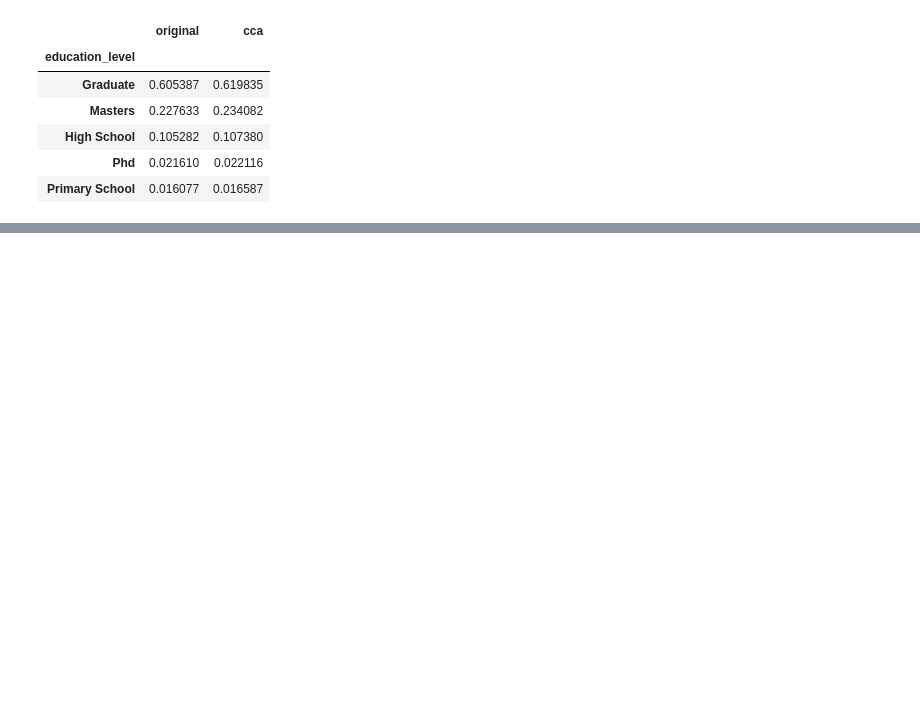
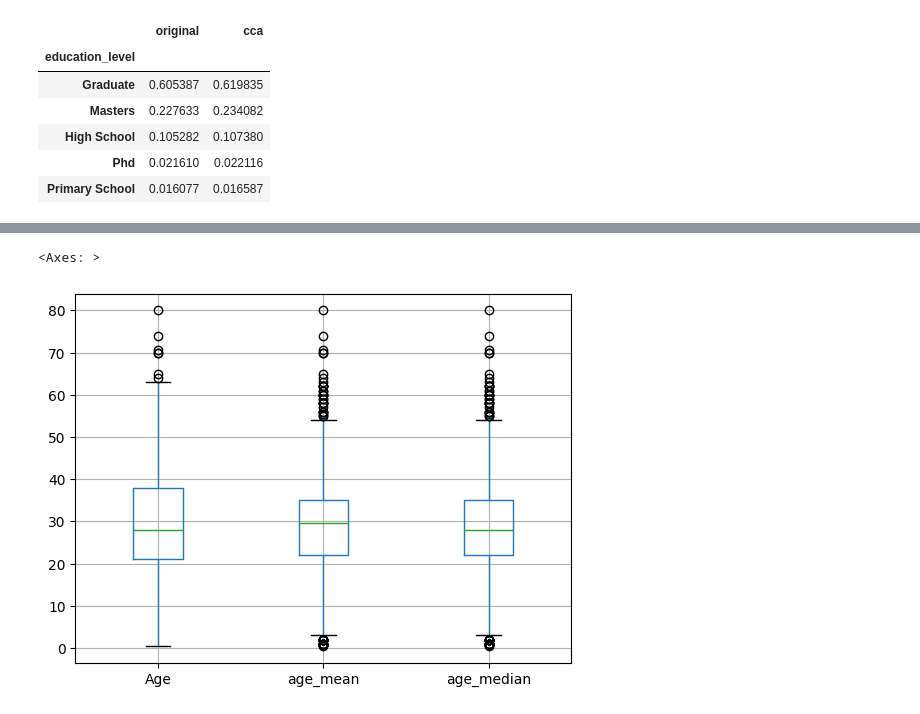
Before and after one commit to Shantnu-singh/Art-of-EDA, a Jupyter notebook: learn.ipynb, the cells around one changed output, grey strips where cells are left out. Drawn from its saved outputs; the diff is of its cells as text; code cells hidden in the pictures; blank space fills up the shorter version.

```diff
--- a/learn.ipynb
+++ b/learn.ipynb
@@ -385,0 +474,6 @@ temp
+# %%
+# Do Box plot to check for outliers
+x_train[['Age' , "age_mean" , "age_median"]].boxplot()
+# %% [output]
+<Axes: >
+[figure, added]
```
Also changed, not shown: parts of 43 cells of this notebook.
